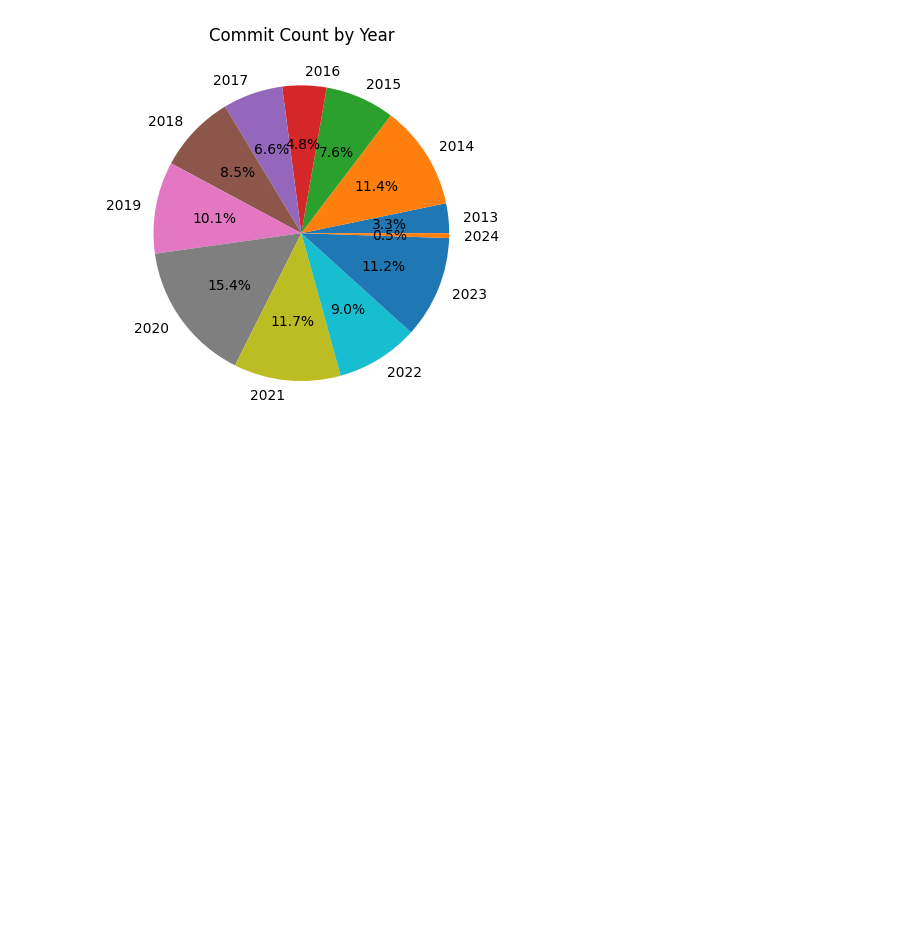
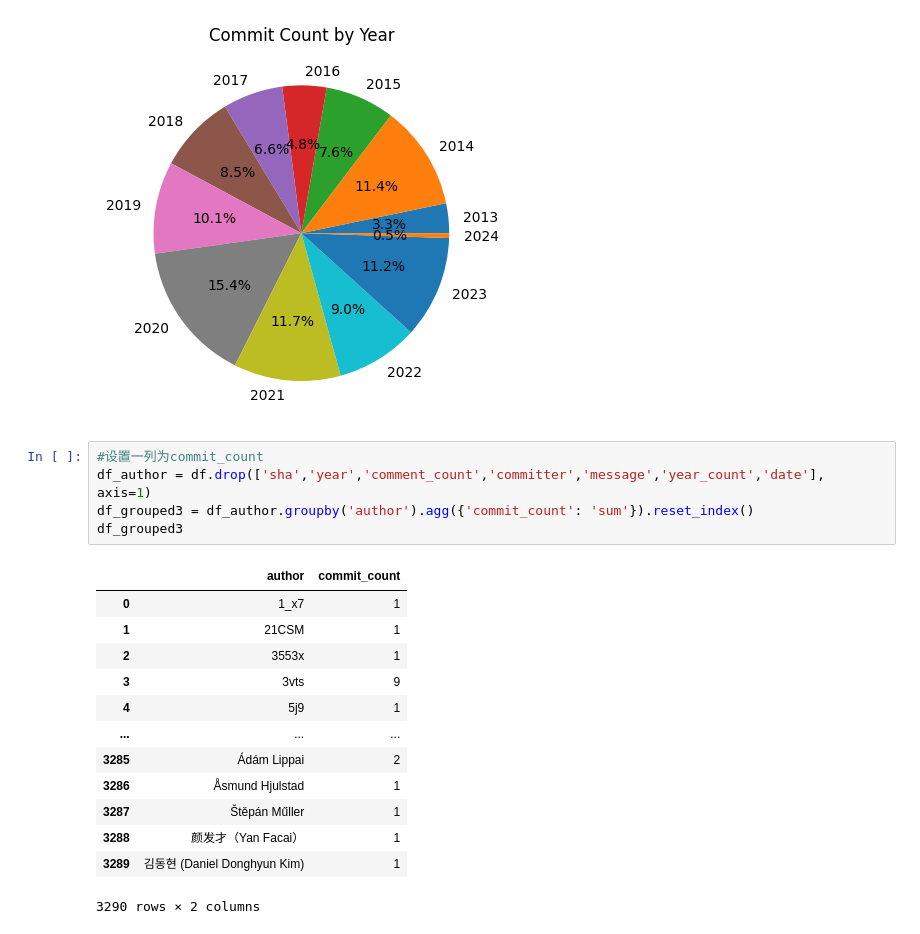
Before and after one commit to wxy2024/2023project, a Jupyter notebook: demo1.ipynb, the cells around one changed output. Cells and saved outputs as stored; diff of their text form; blank space fills up the shorter version.

```diff
--- a/demo1.ipynb
+++ b/demo1.ipynb
@@ -114,3 +155,22 @@ plt.title('Commit Count by Year')
 plt.show()
 # %% [output]
 [figure]
+# %%
+#设置一列为commit_count
+df_author = df.drop(['sha','year','comment_count','committer','message','year_count','date'], axis=1)
+df_grouped3 = df_author.groupby('author').agg({'commit_count': 'sum'}).reset_index()
+df_grouped3
+# %% [output]
+|  | author | commit_count |
+| 0 | 1_x7 | 1 |
+| 1 | 21CSM | 1 |
+| 2 | 3553x | 1 |
+| 3 | 3vts | 9 |
+| 4 | 5j9 | 1 |
+| ... | ... | ... |
+| 3285 | Ádám Lippai | 2 |
+| 3286 | Åsmund Hjulstad | 1 |
+| 3287 | Štěpán Műller | 1 |
+| 3288 | 颜发才（Yan Facai） | 1 |
+| 3289 | 김동현 (Daniel Donghyun Kim) | 1 |
+3290 rows × 2 columns
```
Also changed, not shown: parts of 5 cells of this notebook.
